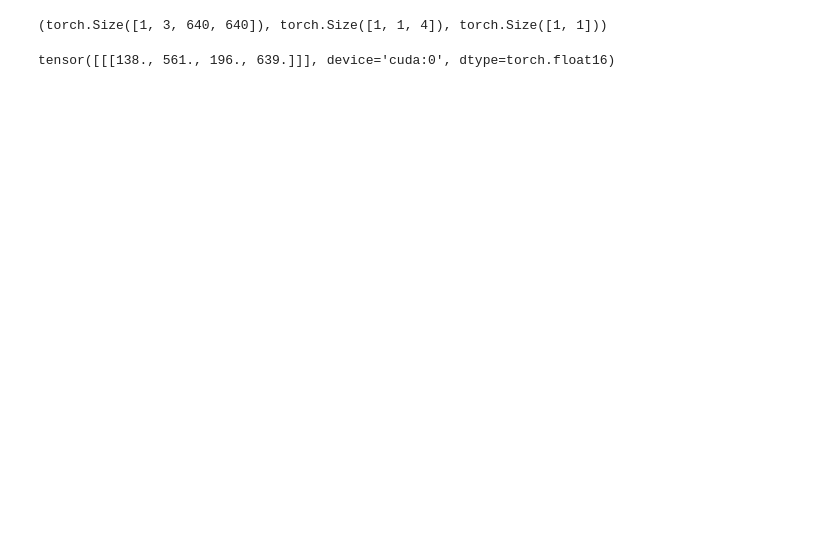
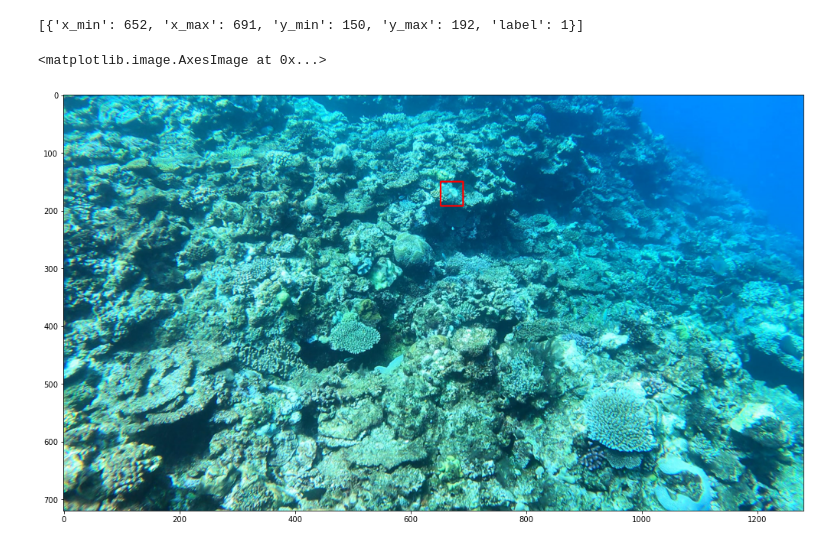
Before and after one commit to eora-ai/torchok, a Jupyter notebook: notebooks/Eval.ipynb, the cells around one changed output. Drawn from its saved outputs; the diff is of its cells as text; code cells hidden in the pictures; blank space fills up the shorter version.

```diff
--- a/notebooks/Eval.ipynb
+++ b/notebooks/Eval.ipynb
@@ -31,7 +31,7 @@ def load_hparams(config_path):
 
     return hparams
 # %%
-config_path = '../examples/configs/detection.yml'
+config_path = '../examples/configs/yolox.yml'
 config = load_hparams(config_path)
 # %%
 # Prevent XBM from loading
@@ -104,11 +77,0 @@ Clipping input data to the valid range for imshow with RGB data ([0..1] for floa
-# %%
-img = torch.unsqueeze(dataset[100]['input'], 0).half().to(device)
-bboxes = torch.unsqueeze(dataset[100]['target_bboxes'], 0).half().to(device)
-labels = torch.unsqueeze(dataset[100]['target_labels'], 0).to(device)
-img.shape, bboxes.shape, labels.shape
-# %% [output]
-(torch.Size([1, 3, 640, 640]), torch.Size([1, 1, 4]), torch.Size([1, 1]))
-# %%
-bboxes
-# %% [output]
-tensor([[[138., 561., 196., 639.]]], device='cuda:0', dtype=torch.float16)
@@ -116,0 +78,57 @@ tensor([[[138., 561., 196., 639.]]], device='cuda:0', dtype=torch.float16)
+# %%
+import onnxruntime
+import torch
+from torchvision.transforms import ToTensor, Normalize, Compose, Resize
+import pandas as pd
+import numpy as np
+import cv2
+import matplotlib.pyplot as plt
+from pathlib import Path
+
+ORIGIN_W = 1280
+ORIGIN_H = 720
+MODEL_W = 640
+MODEL_H = 640
+
+w_scale = ORIGIN_W / MODEL_W
+h_scale = MODEL_H / MODEL_H
+
+def to_numpy(tensor):
+    return tensor.detach().cpu().numpy() if tensor.requires_grad else tensor.cpu().numpy()
+
+transform = Compose([
+        ToTensor(),
+        Resize((640, 640)),
+        Normalize([0.485, 0.456, 0.406], [0.229, 0.224, 0.225]),
+        ])
+
+path = Path(config.data.common_params['data_folder'])
+df = pd.read_csv(path / data_params.valid_params.params['path_to_datalist'])
+df['annotation'] = df['annotation'].apply(eval)
+
+num = 150
+img_name = str(df.iloc[num]['image_path'])
+annotation = df.iloc[num]['annotation']
+print(annotation)
+img = cv2.imread(str(path) +'/'+ img_name)
+img = cv2.cvtColor(img, cv2.COLOR_BGR2RGB)
+shown_img = img.copy()
+
+# Blue color in BGR
+color = (255, 0, 0)
+
+# # Line thickness of 2 px
+thickness = 2
+bboxes = []
+for bbox in annotation:
+    start_point = (bbox['x_min'], bbox['y_min'])
+    end_point = (bbox['x_max'], bbox['y_max'])
+    bboxes.append([bbox['x_min'], bbox['y_min'], bbox['x_max'], bbox['y_max']])
+    shown_img = cv2.rectangle(shown_img, start_point, end_point, color, thickness)
+
+plt.figure(figsize=(20, 10))
+plt.imshow(shown_img)
+# %% [output]
+[{'x_min': 652, 'x_max': 691, 'y_min': 150, 'y_max': 192, 'label': 1}]
+<matplotlib.image.AxesImage at 0x...>
+[figure, added]
```
Also changed, not shown: parts of 27 cells of this notebook.
